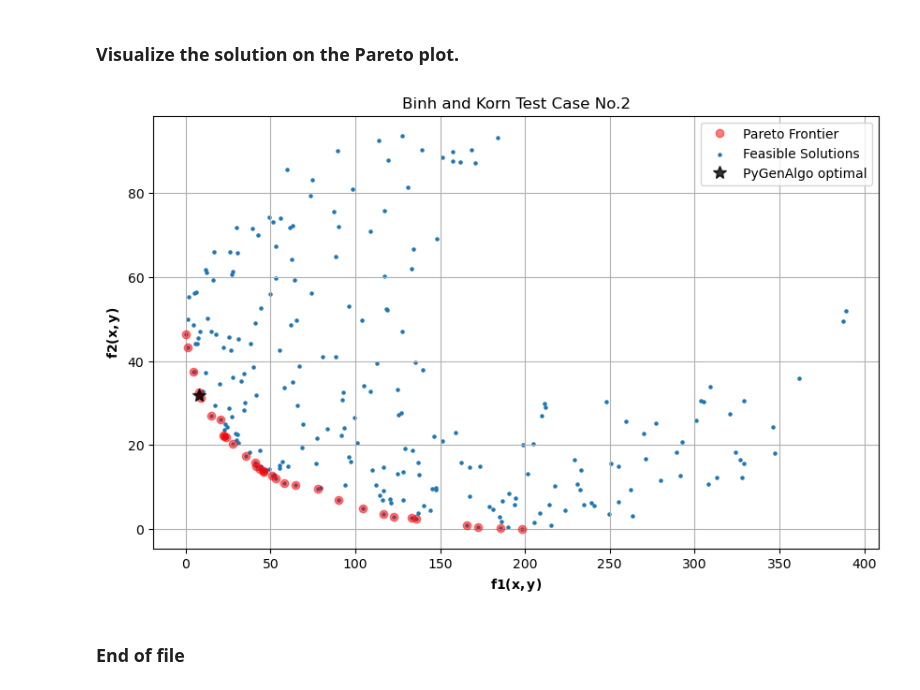
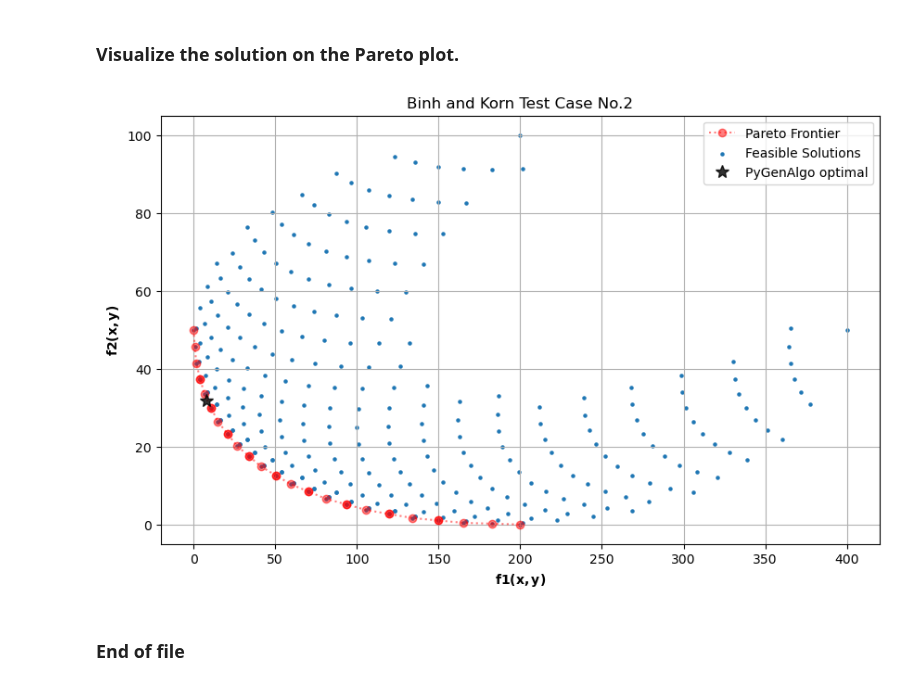
Before and after one commit to vrettasm/PyGeneticAlgorithms, a Jupyter notebook: examples/binh_and_korn_multiobjective.ipynb, the cells around one changed output. Cells and saved outputs as stored; diff of their text form; code cells hidden in the pictures.

```diff
--- a/examples/binh_and_korn_multiobjective.ipynb
+++ b/examples/binh_and_korn_multiobjective.ipynb
@@ -72,7 +72,7 @@ for the gene.
 def fun_Binh_Korn(individual: Chromosome, f_min: bool = True):
 
     # Set the penalty coefficient.
-    p_c = 0.5
+    rho = 5.0
 
     # Extract the data values as 'x' and 'y', for parsimony.
     x, y = [gene.value for gene in individual.genome]
@@ -86,7 +86,7 @@ def fun_Binh_Korn(individual: Chromosome, f_min: bool = True):
     C2 = min(0.0, (x - 8.0)**2 + (y + 3.0)**2 - 7.7)**2
 
     # Compute the final value.
-    f_val = fsum([0.5*f1, 0.5*f2, p_c*C1, p_c*C2])
+    f_val = fsum([0.5*f1, 0.5*f2, rho*(C1 + C2)])
 
     # Condition for termination.
     solution_found = False
@@ -170,27 +170,26 @@ plt.grid()
 # Create a list that will hold points that satisfy both constraints.
 points = []
 
-# Generate random sample on [-15.0, 30].
-sample_points = np.random.uniform(-15.0, 30.0, (8500, 2))
+# Generate a 2D grid sample on [-15.0, 30].
+for x in np.linspace(-15.0, 30.0, 100):
 
-# Check all the points.
-for x, y in sample_points:
+    for y in np.linspace(-15.0, 30.0, 100):
 
-    # Compute the constraints.
-    C1 = (x - 5.0)**2 + y**2 <= 25.0
-    C2 = (x - 8.0)**2 + (y + 3.0)**2 >= 7.7
+        # Compute the constraints.
+        C1 = (x - 5.0)**2 + y**2 <= 25.0
+        C2 = (x - 8.0)**2 + (y + 3.0)**2 >= 7.7
 
-    # If both constraints are satisfied.
-    if C1 and C2:
+        # If both constraints are satisfied.
+        if C1 and C2:
 
-        # Evaluate both functions.
-        f1 = 4.0 * (x**2 + y**2)
-        f2 = (x - 5.0)**2 + (y - 5.0)**2
+            # Evaluate both functions.
+            f1 = 4.0 * (x**2 + y**2)
+            f2 = (x - 5.0)**2 + (y - 5.0)**2
 
-        # Keep the point in the list.
-        points.append([f1, f2])
-    # _end_if_
-
+            # Keep the point in the list.
+            points.append([f1, f2])
+        # _end_if_
+    # _end_for_
 # _end_for_
 
 # Convert list to numpy.
@@ -233,30 +232,30 @@ pareto_points = np.array(pareto_points)
 # %%
 # Create a new figure.
 plt.figure(figsize=(10, 6))
 
 # Plot the Pareto front.
 plt.plot(pareto_points[:, 0],
          pareto_points[:, 1],
-         'ro', alpha=0.5, label="Pareto Frontier")
+         'ro:', alpha=0.5, label="Pareto Frontier")
 
 # Plot all the feasible solutions.
 plt.scatter(x=points[:, 0],
             y=points[:, 1],
             s=5, marker='o', label="Feasible Solutions")
 
 # Plot the optimal solution from the GA.
 plt.plot(f1_opt, f2_opt,
          'k*', markersize=10, alpha=0.8, label="PyGenAlgo optimal")
 
 # Tidy up the plot.
 plt.title("Binh and Korn Test Case No.2")
 plt.xlabel(r"$\mathbf{f1(x,y)}$")
 plt.ylabel(r"$\mathbf{f2(x,y)}$")
 plt.legend()
 plt.grid(True)
 
 plt.savefig("Binh_and_Korn_optimal.pdf", format="pdf", dpi=300)
 # %% [output]
-[figure, old version]
+[figure, new version]
 # %% [markdown]
 ### End of file
```
Also changed, not shown: parts of 3 cells of this notebook, 4 other files.
